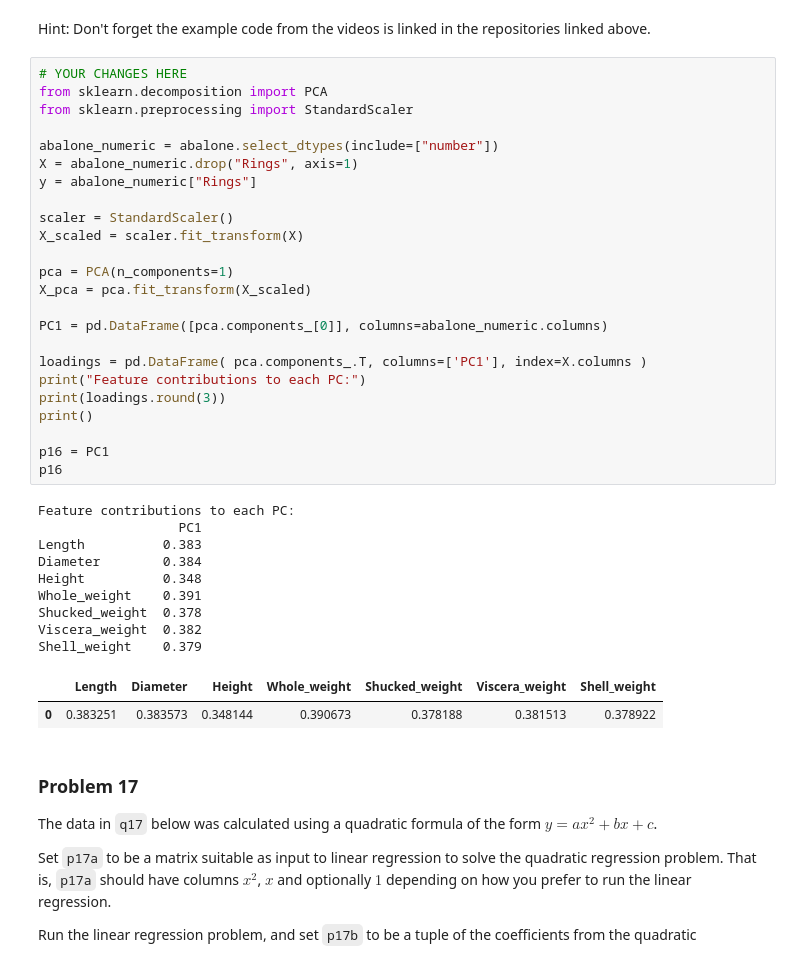
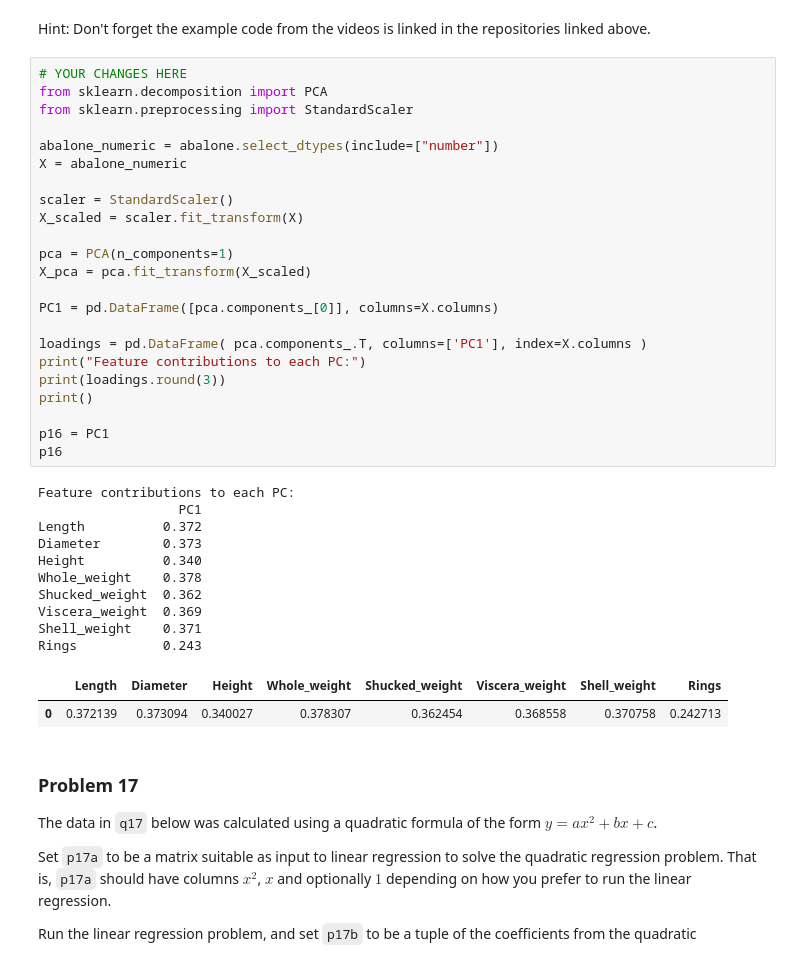
Before and after one commit to reynolkb-bu/dx601-homework-08, a Jupyter notebook: homework.ipynb, the cells around one changed output. Saved outputs shown, nothing was run; the diff lists cells and outputs as text.

Commit message:
do not drop rings sincew we are not training

```diff
--- a/homework.ipynb
+++ b/homework.ipynb
@@ -408,39 +408,39 @@ Hint: Don't forget the example code from the videos is linked in the repositorie
 # %%
 # YOUR CHANGES HERE
 from sklearn.decomposition import PCA
 from sklearn.preprocessing import StandardScaler
 
 abalone_numeric = abalone.select_dtypes(include=["number"])
-X = abalone_numeric.drop("Rings", axis=1)
-y = abalone_numeric["Rings"]
+X = abalone_numeric
 
 scaler = StandardScaler()
 X_scaled = scaler.fit_transform(X)
 
 pca = PCA(n_components=1)
 X_pca = pca.fit_transform(X_scaled)
 
-PC1 = pd.DataFrame([pca.components_[0]], columns=abalone_numeric.columns)
+PC1 = pd.DataFrame([pca.components_[0]], columns=X.columns)
 
 loadings = pd.DataFrame( pca.components_.T, columns=['PC1'], index=X.columns )
 print("Feature contributions to each PC:")
 print(loadings.round(3))
 print()
 
 p16 = PC1
 p16
 # %% [output]
 Feature contributions to each PC:
                   PC1
-Length          0.383
-Diameter        0.384
-Height          0.348
-Whole_weight    0.391
-Shucked_weight  0.378
-Viscera_weight  0.382
-Shell_weight    0.379
+Length          0.372
+Diameter        0.373
+Height          0.340
+Whole_weight    0.378
+Shucked_weight  0.362
+Viscera_weight  0.369
+Shell_weight    0.371
+Rings           0.243
-|  | Length | Diameter | Height | Whole_weight | Shucked_weight | Viscera_weight | Shell_weight |
-| 0 | 0.383251 | 0.383573 | 0.348144 | 0.390673 | 0.378188 | 0.381513 | 0.378922 |
+|  | Length | Diameter | Height | Whole_weight | Shucked_weight | Viscera_weight | Shell_weight | Rings |
+| 0 | 0.372139 | 0.373094 | 0.340027 | 0.378307 | 0.362454 | 0.368558 | 0.370758 | 0.242713 |
 # %% [markdown]
 ### Problem 17
 
```
